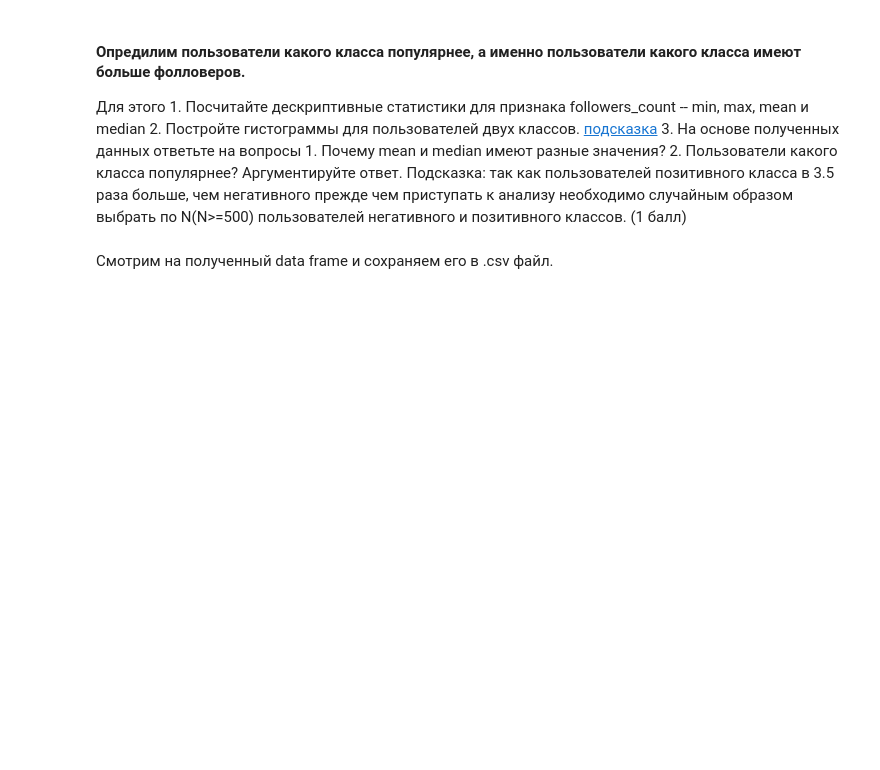
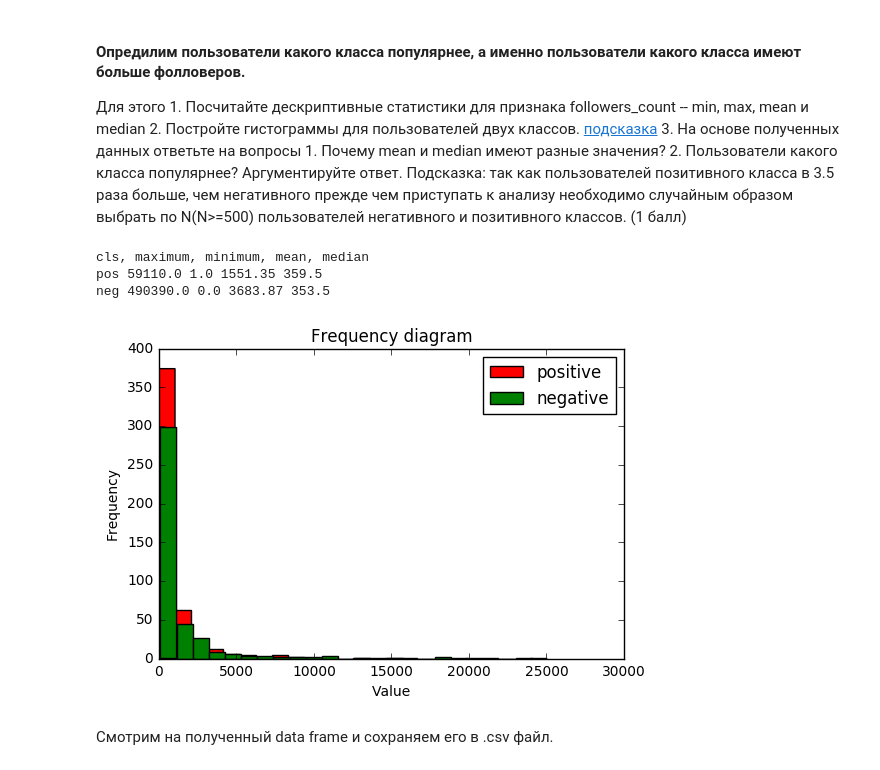
Before and after one commit to IlyaMarkovMipt/sphereDataMining, a Jupyter notebook: homework-1-Markov_Ilya.ipynb, the cells around one changed output. Saved outputs shown, nothing was run; the diff lists cells and outputs as text; code cells hidden in the pictures; blank space fills up the shorter version.

```diff
--- a/homework-1-Markov_Ilya.ipynb
+++ b/homework-1-Markov_Ilya.ipynb
@@ -448,3 +480,34 @@ def descriptive_stat_and_hist(users_wth_neg_class, users_wth_pos_class):
+# %%
+sample_number = 500
+users_wth_neg_class = df_full[df_full["cls"]==0][isfinite(df_full["followers_count"])].sample(sample_number)
+users_wth_pos_class = df_full[df_full["cls"]==1][isfinite(df_full["followers_count"])].sample(sample_number)
+
+
+def descriptive_stat_and_hist(users_wth_neg_class, users_wth_pos_class):
+    fol_count_pos = users_wth_pos_class["followers_count"]
+    fol_count_neg = users_wth_neg_class["followers_count"]
+    print "cls, maximum, minimum, mean, median"
+    print "pos", np.max(fol_count_pos), np.min(fol_count_pos), round(np.mean(fol_count_pos), 2), np.median(fol_count_pos)
+    print "neg", np.max(fol_count_neg), np.min(fol_count_neg), round(np.mean(fol_count_neg), 2), np.median(fol_count_neg)
+
+
+    bins = np.linspace(0, 25000, 25)
+    plt.hist(fol_count_pos, bins,color = 'r', label = "positive")
+    plt.hist(fol_count_neg, bins + 100,color = 'g', label = "negative")
+
+    plt.title("Frequency diagram")
+    plt.xlabel("Value")
+    plt.ylabel("Frequency")
+    plt.legend()
+    plt.show()
+    return
+
+descriptive_stat_and_hist(users_wth_neg_class, users_wth_pos_class)
+# %% [output]
+cls, maximum, minimum, mean, median
+pos 59110.0 1.0 1551.35 359.5
+neg 490390.0 0.0 3683.87 353.5
+[figure, added]
 # %% [markdown]
 
 Смотрим на полученный data frame и сохраняем его в .csv файл.
```
Also changed, not shown: parts of 12 cells of this notebook, 1 other file.
